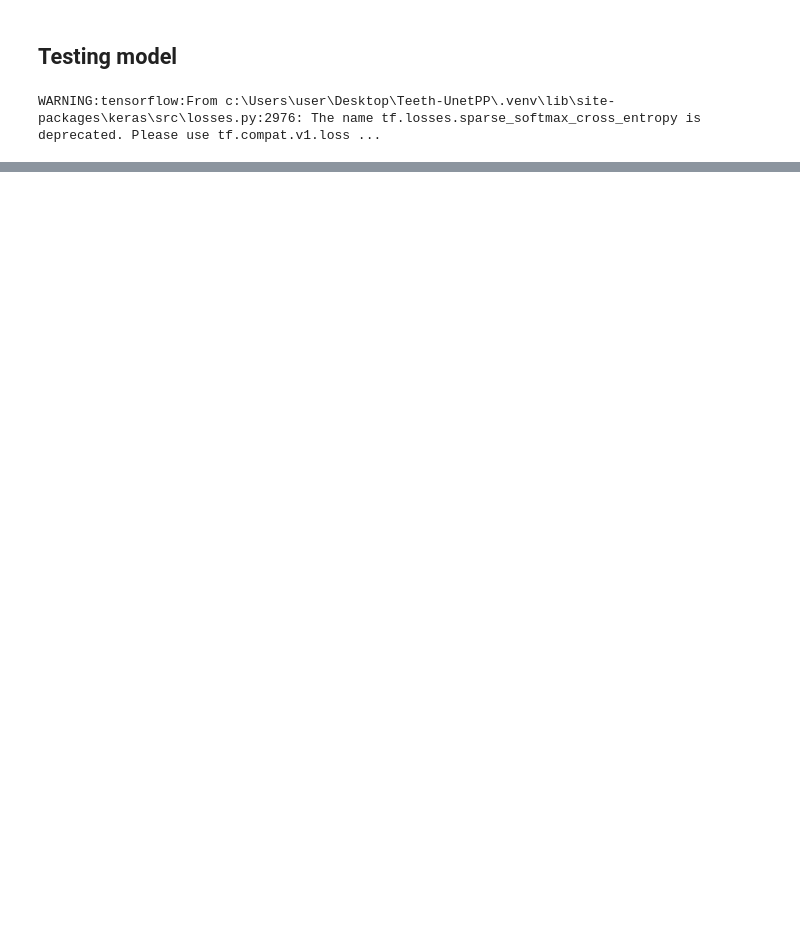
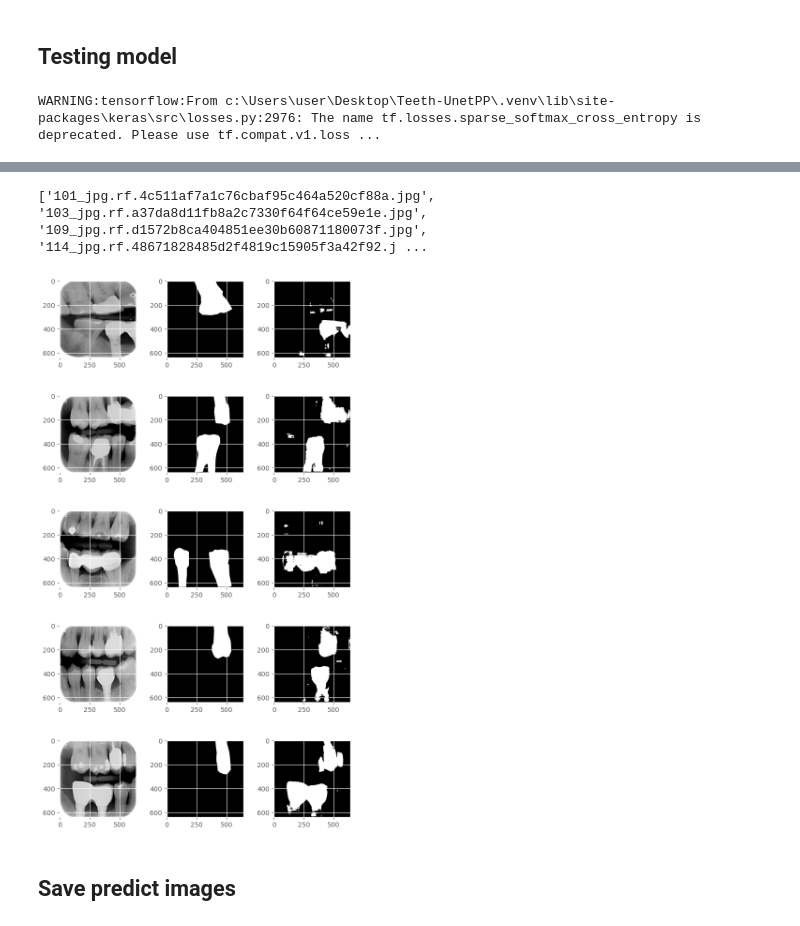
Before and after one commit to howard-hihihi/Teeth-UnetPP, a Jupyter notebook: Test.ipynb, the cells around one changed output, grey strips where cells are left out. Drawn from its saved outputs; the diff is of its cells as text; code cells hidden in the pictures; blank space fills up the shorter version.

```diff
--- a/Test.ipynb
+++ b/Test.ipynb
@@ -53,0 +245,2 @@ WARNING:tensorflow:From c:\Users\user\Desktop\Teeth-UnetPP\.venv\lib\site-packag
+# %%
+model = UnetPP(input_shape = (640, 640, 1), n_labels=1) # change
@@ -53,0 +269,2 @@ WARNING:tensorflow:From c:\Users\user\Desktop\Teeth-UnetPP\.venv\lib\site-packag
+# %%
+model.load_weights('model/model-UnetPP.h5')
@@ -53,0 +273,15 @@ WARNING:tensorflow:From c:\Users\user\Desktop\Teeth-UnetPP\.venv\lib\site-packag
+# %%
+## Dataset for prediction
+test_path = "dataset/test/"
+test_ids = os.listdir(test_path + "Images")
+test_gen = DataGen(test_path, test_ids, image_size=image_size, batch_size=batch_size)
+
+# 先預測 2 batch 的照片
+x_image, y_mask, result_list, image_name = [], [], [], []
+for i in range(5):
+    x, y = test_gen.__getitem__(i)
+    x_image.append(x)
+    y_mask.append(y)
+    result = model.predict(x)
+    result_list.append(result)
+    image_name.append(test_gen.get_id(i))
@@ -53,0 +294,26 @@ WARNING:tensorflow:From c:\Users\user\Desktop\Teeth-UnetPP\.venv\lib\site-packag
+# %%
+print(image_name)
+# %% [output]
+['101_jpg.rf.4c511af7a1c76cbaf95c464a520cf88a.jpg', '103_jpg.rf.a37da8d11fb8a2c7330f64f64ce59e1e.jpg', '109_jpg.rf.d1572b8ca404851ee30b60871180073f.jpg', '114_jpg.rf.48671828485d2f4819c15905f3a42f92.j ...
+# %%
+# 建立圖表物件(Figure object)，hsapce 、 wspace 垂直間距，水平間距
+fig = plt.figure(figsize=(8, 15))
+fig.subplots_adjust(hspace=0.4, wspace=0.4)
+
+# print(result.shape) # (1, 640, 640, 1)
+
+
+for i in range(5):
+    # AxesSubplot 代表子圖（subplot）的物件。
+    ax = fig.add_subplot(5, 3, 3*i + 1)
+    ax.imshow(x_image[i][0]*255, cmap="gray")
+    ax = fig.add_subplot(5, 3, 3*i + 2)
+    ax.imshow(y_mask[i][0]*255, cmap="gray")
+
+    res = result_list[i][0] > 0.5
+    ax = fig.add_subplot(5, 3, 3*i + 3)
+    ax.imshow(res*255, cmap="gray") # 要把第一個 batch 忽略，所以 [0]
+# %% [output]
+[figure, added]
+# %% [markdown]
+## Save predict images
```
Also changed, not shown: parts of 10 cells of this notebook, 11 other files.
